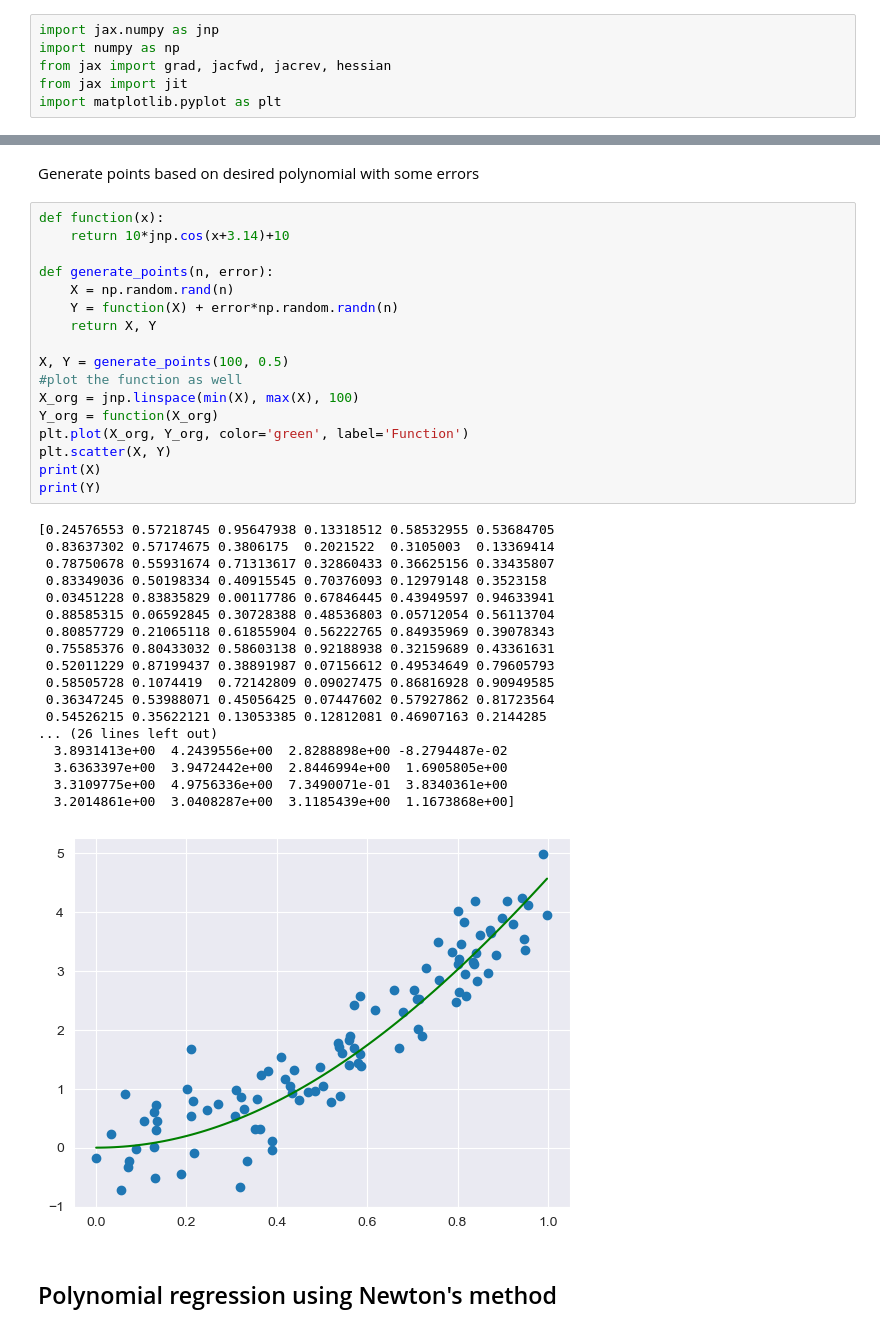
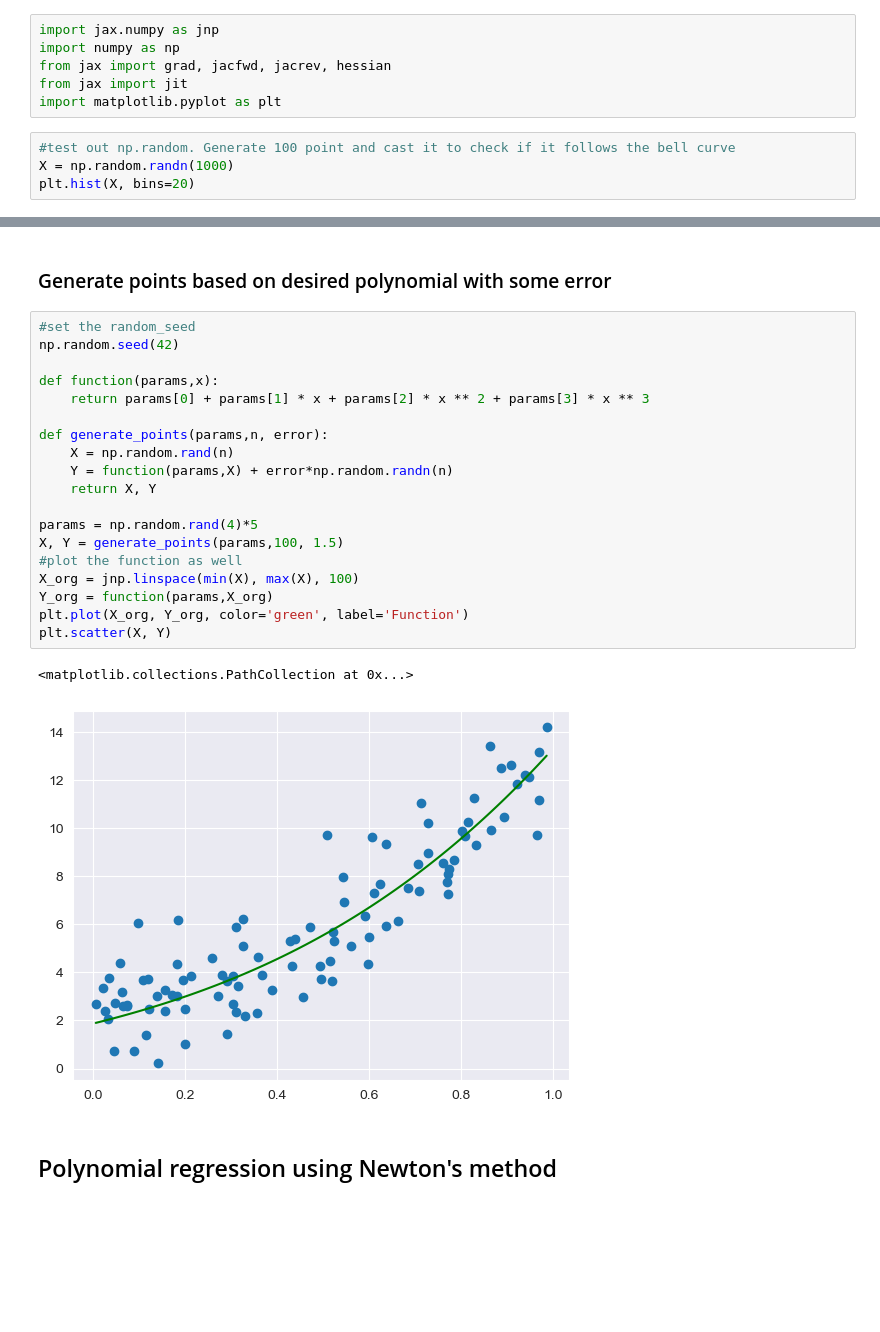
Before and after one commit to Romasa102/CurveFittingAlgorithm, a Jupyter notebook: CurveFit.ipynb, the cells around one changed output, grey strips where cells are left out. Cells and saved outputs as stored; diff of their text form; blank space fills up the shorter version.

```diff
--- a/CurveFit.ipynb
+++ b/CurveFit.ipynb
@@ -4,3 +4,7 @@ import numpy as np
 from jax import grad, jacfwd, jacrev, hessian
 from jax import jit
 import matplotlib.pyplot as plt
+# %%
+#test out np.random. Generate 100 point and cast it to check if it follows the bell curve
+X = np.random.randn(1000)
+plt.hist(X, bins=20)
@@ -7,41 +21,28 @@ import matplotlib.pyplot as plt
 # %% [markdown]
-Generate points based on desired polynomial with some errors
+
+### Generate points based on desired polynomial with some error
 # %%
-def function(x):
-    return 10*jnp.cos(x+3.14)+10
+#set the random_seed
+np.random.seed(42)
 
-def generate_points(n, error):
+def function(params,x):
+    return params[0] + params[1] * x + params[2] * x ** 2 + params[3] * x ** 3
+
+def generate_points(params,n, error):
     X = np.random.rand(n)
-    Y = function(X) + error*np.random.randn(n)
+    Y = function(params,X) + error*np.random.randn(n)
     return X, Y
 
-X, Y = generate_points(100, 0.5)
+params = np.random.rand(4)*5
+X, Y = generate_points(params,100, 1.5)
 #plot the function as well
 X_org = jnp.linspace(min(X), max(X), 100)
-Y_org = function(X_org)
+Y_org = function(params,X_org)
 plt.plot(X_org, Y_org, color='green', label='Function')
 plt.scatter(X, Y)
-print(X)
-print(Y)
 # %% [output]
-[0.24576553 0.57218745 0.95647938 0.13318512 0.58532955 0.53684705
- 0.83637302 0.57174675 0.3806175  0.2021522  0.3105003  0.13369414
- 0.78750678 0.55931674 0.71313617 0.32860433 0.36625156 0.33435807
- 0.83349036 0.50198334 0.40915545 0.70376093 0.12979148 0.3523158
- 0.03451228 0.83835829 0.00117786 0.67846445 0.43949597 0.94633941
- 0.88585315 0.06592845 0.30728388 0.48536803 0.05712054 0.56113704
- 0.80857729 0.21065118 0.61855904 0.56222765 0.84935969 0.39078343
- 0.75585376 0.80433032 0.58603138 0.92188938 0.32159689 0.43361631
- 0.52011229 0.87199437 0.38891987 0.07156612 0.49534649 0.79605793
- 0.58505728 0.1074419  0.72142809 0.09027475 0.86816928 0.90949585
- 0.36347245 0.53988071 0.45056425 0.07447602 0.57927862 0.81723564
- 0.54526215 0.35622121 0.13053385 0.12812081 0.46907163 0.2144285
-... (26 lines left out)
-  3.8931413e+00  4.2439556e+00  2.8288898e+00 -8.2794487e-02
-  3.6363397e+00  3.9472442e+00  2.8446994e+00  1.6905805e+00
-  3.3109775e+00  4.9756336e+00  7.3490071e-01  3.8340361e+00
-  3.2014861e+00  3.0408287e+00  3.1185439e+00  1.1673868e+00]
+<matplotlib.collections.PathCollection at 0x...>
-[figure, old version]
+[figure, new version]
 # %% [markdown]
 ## Polynomial regression using Newton's method
 # %%
```
Also changed, not shown: parts of 17 cells of this notebook.
